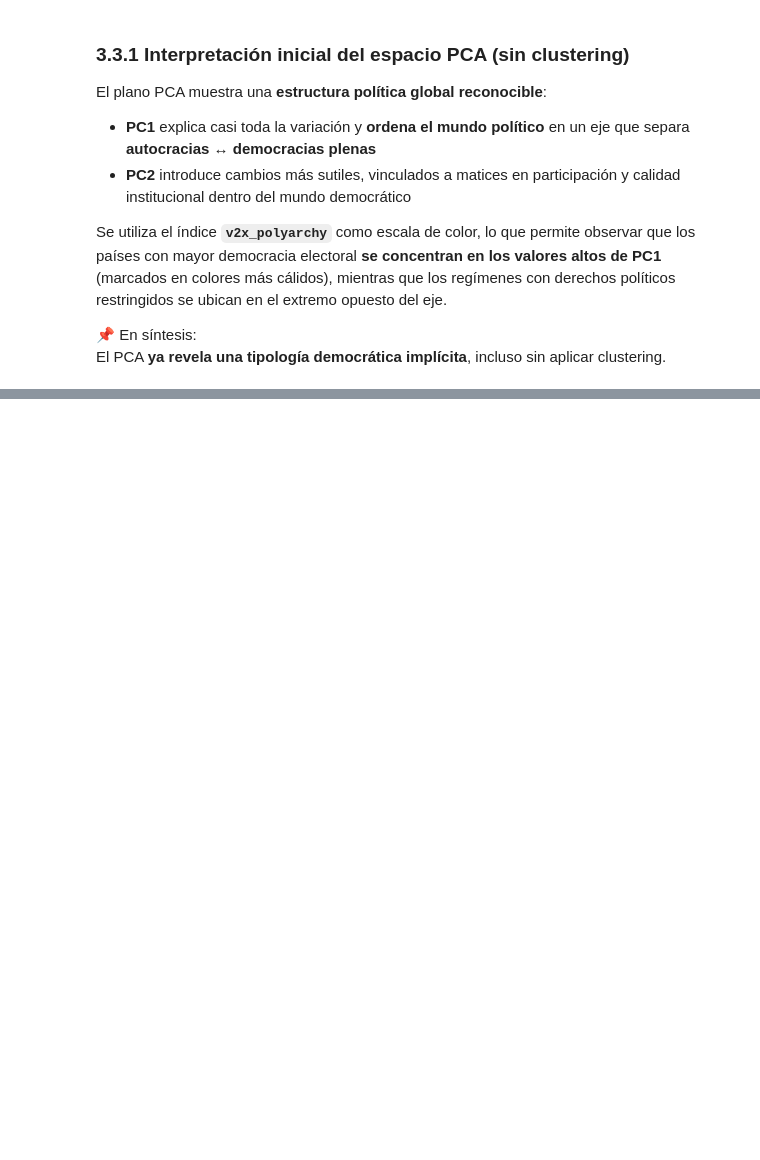
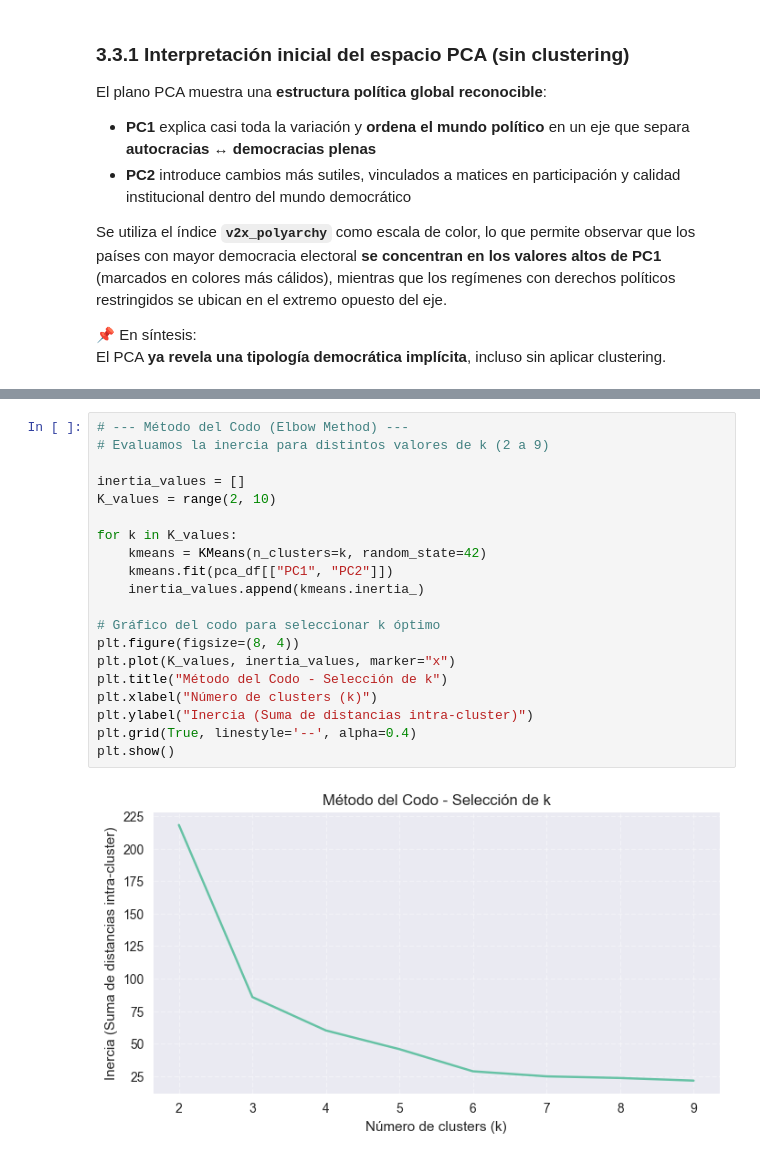
Before and after one commit to fernandezelias/VDem_Democracy_Clustering, a Jupyter notebook: notebooks/01_exploracion.ipynb, the cells around one changed output, grey strips where cells are left out. Cells and saved outputs as stored; diff of their text form; blank space fills up the shorter version.

```diff
--- a/notebooks/01_exploracion.ipynb
+++ b/notebooks/01_exploracion.ipynb
@@ -464,0 +478,22 @@ Para determinar el número óptimo de clusters (**k**), se evaluarán dos criter
+# %%
+# --- Método del Codo (Elbow Method) ---
+# Evaluamos la inercia para distintos valores de k (2 a 9)
+
+inertia_values = []
+K_values = range(2, 10)
+
+for k in K_values:
+    kmeans = KMeans(n_clusters=k, random_state=42)
+    kmeans.fit(pca_df[["PC1", "PC2"]])
+    inertia_values.append(kmeans.inertia_)
+
+# Gráfico del codo para seleccionar k óptimo
+plt.figure(figsize=(8, 4))
+plt.plot(K_values, inertia_values, marker="x")
+plt.title("Método del Codo - Selección de k")
+plt.xlabel("Número de clusters (k)")
+plt.ylabel("Inercia (Suma de distancias intra-cluster)")
+plt.grid(True, linestyle='--', alpha=0.4)
+plt.show()
+# %% [output]
+[figure, added]
```
Also changed, not shown: parts of 36 cells of this notebook.
